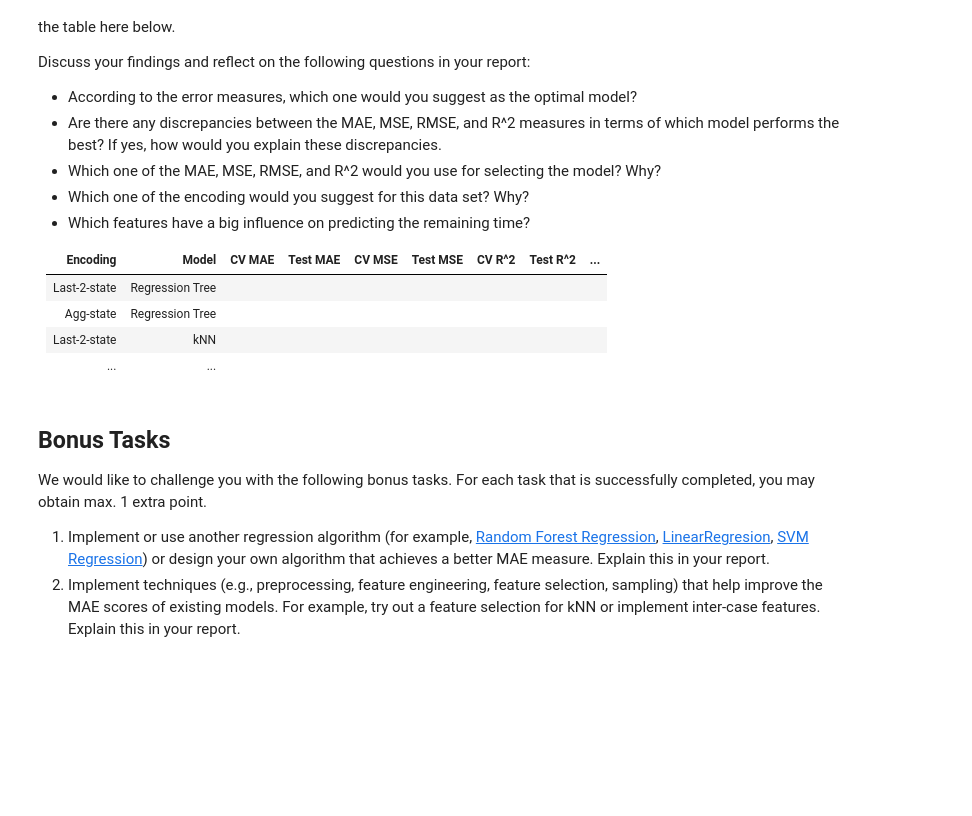
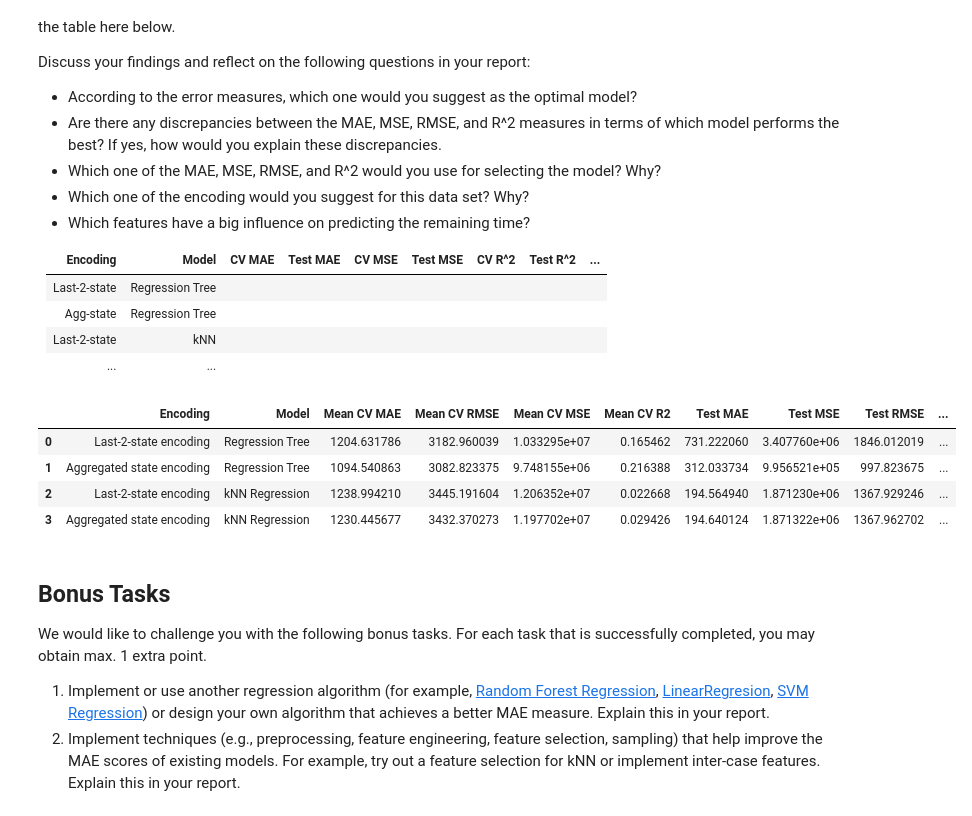
Before and after one commit to MarognaLorenzo/ApplicationOfMachineLearning, a Jupyter notebook: Assignment2/notebooks/All.ipynb, the cells around one changed output. Drawn from its saved outputs; the diff is of its cells as text; code cells hidden in the pictures; blank space fills up the shorter version.

```diff
--- a/Assignment2/notebooks/All.ipynb
+++ b/Assignment2/notebooks/All.ipynb
@@ -485,17 +485,17 @@ scoring = {
 
 
 def performance_metrics(y_true, y_pred, print_=True):
-    if not print_:
-        return {
+    if print_:
+        print(f"MAE:\t {mean_absolute_error(y_true, y_pred):.2}")
+        print(f"MSE:\t {mean_squared_error(y_true, y_pred):.2}")
+        print(f"RMSE:\t {math.sqrt(mean_squared_error(y_true, y_pred)):.2}")
+        print(f"R2:\t {r2_score(y_true, y_pred):.2}")
+    return {
             "MAE": mean_absolute_error(y_true, y_pred),
             "MSE": mean_squared_error(y_true, y_pred),
             "RMSE": rmse(y_true, y_pred),
             "R2": r2_score(y_true, y_pred),
         }
-    print(f"MAE:\t {mean_absolute_error(y_true, y_pred):.2}")
-    print(f"MSE:\t {mean_squared_error(y_true, y_pred):.2}")
-    print(f"RMSE:\t {math.sqrt(mean_squared_error(y_true, y_pred)):.2}")
-    print(f"R2:\t {r2_score(y_true, y_pred):.2}")
 # %% [markdown]
 ### 3.1 Prediction with last-2-state encoding
 # %%
@@ -856,33 +932,40 @@ final_results = pd.DataFrame.from_dict(
             "best_model": best_model_knn_ag,
         },
     ]
 )
 
 final_results_cv_scores = final_results.apply(
     lambda row: {
         f"Mean CV { k.removeprefix('mean_test_').upper() }": (
             np.mean(row.grid_search.cv_results_[k]) * ((-1) ** (k != "mean_test_r2"))
         )
         for k in ["mean_test_mae", "mean_test_rmse", "mean_test_mse", "mean_test_r2"]
     },
     axis=1,
 ).apply(pd.Series)
 
 final_results_test_scores = final_results.apply(
     lambda row: performance_metrics(
         y_true=datasets[row["Encoding"]]["y"],
         y_pred=row["best_model"].predict(datasets[row["Encoding"]]["X"]),
         print_=False,
     ),
     axis=1,
 ).apply(pd.Series)
 final_results_test_scores.columns = [
     f"Test {c}" for c in final_results_test_scores.columns
 ]
 
 final_results_table = pd.concat([final_results, final_results_cv_scores, final_results_test_scores], axis=1).drop(columns=[
     'grid_search','best_model'
 ])
+final_results_table
+# %% [output]
+|  | Encoding | Model | Mean CV MAE | Mean CV RMSE | Mean CV MSE | Mean CV R2 | Test MAE | Test MSE | Test RMSE | ... |
+| 0 | Last-2-state encoding | Regression Tree | 1204.631786 | 3182.960039 | 1.033295e+07 | 0.165462 | 731.222060 | 3.407760e+06 | 1846.012019 | ... |
+| 1 | Aggregated state encoding | Regression Tree | 1094.540863 | 3082.823375 | 9.748155e+06 | 0.216388 | 312.033734 | 9.956521e+05 | 997.823675 | ... |
+| 2 | Last-2-state encoding | kNN Regression | 1238.994210 | 3445.191604 | 1.206352e+07 | 0.022668 | 194.564940 | 1.871230e+06 | 1367.929246 | ... |
+| 3 | Aggregated state encoding | kNN Regression | 1230.445677 | 3432.370273 | 1.197702e+07 | 0.029426 | 194.640124 | 1.871322e+06 | 1367.962702 | ... |
 # %% [markdown]
 ## Bonus Tasks
 
```
Also changed, not shown: parts of 13 cells of this notebook.
